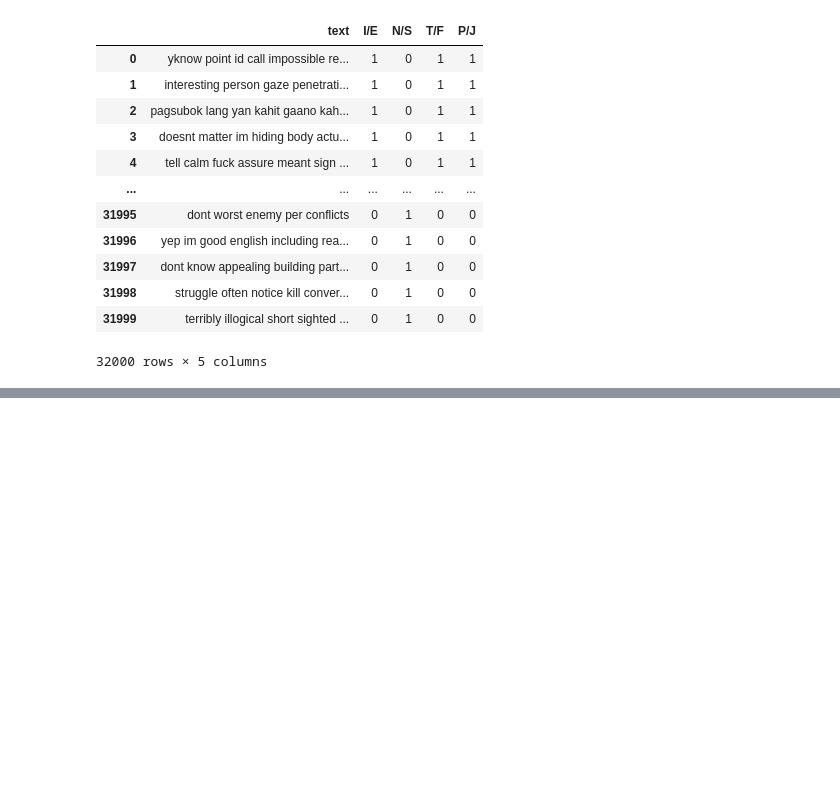
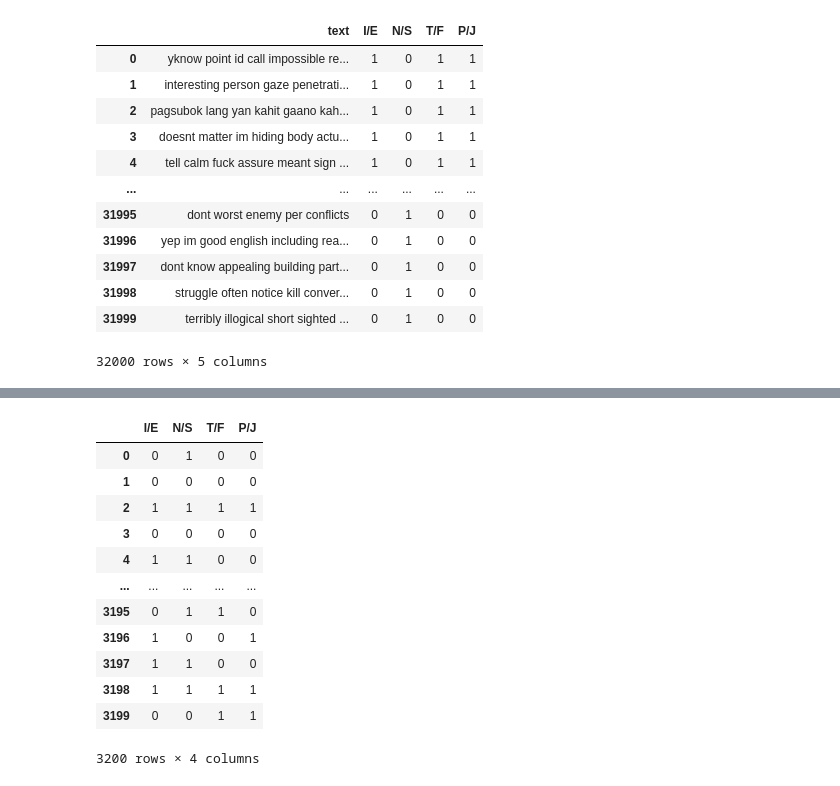
Before and after one commit to terminalai/webdev-ai, a Jupyter notebook: Bidirectional LSTM on MBTI Dataset Template.ipynb, the cells around one changed output, grey strips where cells are left out. Drawn from its saved outputs; the diff is of its cells as text; code cells hidden in the pictures; blank space fills up the shorter version.

Commit message:
so you have a model for me: yes sire I do

```diff
--- a/Bidirectional LSTM on MBTI Dataset Template.ipynb
+++ b/Bidirectional LSTM on MBTI Dataset Template.ipynb
@@ -35,5 +16,5 @@ Unpacking objects: 100% (16/16), done.
 # %%
-df = pd.read_csv("mbti.csv")
+df = pd.read_csv("https://raw.githubusercontent.com/terminalai/webdev-ai/main/data/mbti.csv")
 df
 # %% [output]
 |  | text | I/E | N/S | T/F | P/J |
@@ -50,14 +31,14 @@ df
 | 31999 | terribly illogical short sighted ... | 0 | 1 | 0 | 0 |
 32000 rows × 5 columns
 # %%
-x = df.text
+x = df["text"].values.astype(str)
 y = df[["I/E", "N/S", "T/F", "P/J"]]
 
 x_train, x_val, y_train, y_val = train_test_split(x, y, test_size=0.4)
 x_val, x_test, y_val, y_test = train_test_split(x_val, y_val, test_size=0.25)
 
 tokenizer = tf.keras.preprocessing.text.Tokenizer(num_words=2000, oov_token="<OOV>")
-tokenizer.fit_on_texts(x_train)
+tokenizer.fit_on_texts(x)
 word_index = tokenizer.word_index
 
 x_train = pad_sequences(tokenizer.texts_to_sequences(x_train), maxlen=100, padding='post', truncating='post')
@@ -68,13 +47,13 @@ AttributeError: ignored
 # %%
-clf = tf.keras.Sequential([
-    tf.keras.layers.Embedding(vocab_size, 64), # embedding layer
+model = tf.keras.Sequential([
+    tf.keras.layers.Embedding(2000, 64), # embedding layer
     tf.keras.layers.Bidirectional(tf.keras.layers.LSTM(64, dropout=0.2, recurrent_dropout=0.2)), # LSTM layer
     tf.keras.layers.Dropout(rate=0.2), # dropout layer
     tf.keras.layers.Dense(64, activation='relu'), # fully connected layer
     tf.keras.layers.Dense(4, activation='sigmoid') # final layer
 ])
 
-clf.compile(loss='binary_crossentropy', optimizer='adam', metrics=['accuracy', 'AUC'])
+model.compile(loss='binary_crossentropy', optimizer='adam', metrics=['accuracy', 'AUC'])
 
-clf.summary()
+model.summary()
 # %% [output]
@@ -100,5 +79,5 @@ Non-trainable params: 0
 _________________________________________________________________
 # %%
 early_stopping_monitor = EarlyStopping(patience=2)
-history = clf.fit(x_train, y_train, epochs=10, validation_data=(x_val, y_val), callbacks = [early_stopping_monitor])
+history = model.fit(x_train, y_train, epochs=10, validation_data=(x_val, y_val), callbacks = [early_stopping_monitor])
 # %% [output]
@@ -105,0 +92,17 @@ ValueError: ignored
+# %%
+y_pred = pd.DataFrame(model.predict(x_test).round(), columns=["I/E", "N/S", "T/F", "P/J"]).applymap(int)
+y_pred
+# %% [output]
+|  | I/E | N/S | T/F | P/J |
+| 0 | 0 | 1 | 0 | 0 |
+| 1 | 0 | 0 | 0 | 0 |
+| 2 | 1 | 1 | 1 | 1 |
+| 3 | 0 | 0 | 0 | 0 |
+| 4 | 1 | 1 | 0 | 0 |
+| ... | ... | ... | ... | ... |
+| 3195 | 0 | 1 | 1 | 0 |
+| 3196 | 1 | 0 | 0 | 1 |
+| 3197 | 1 | 1 | 0 | 0 |
+| 3198 | 1 | 1 | 1 | 1 |
+| 3199 | 0 | 0 | 1 | 1 |
+3200 rows × 4 columns
```
Also changed, not shown: parts of 9 cells of this notebook, 1 other file.
